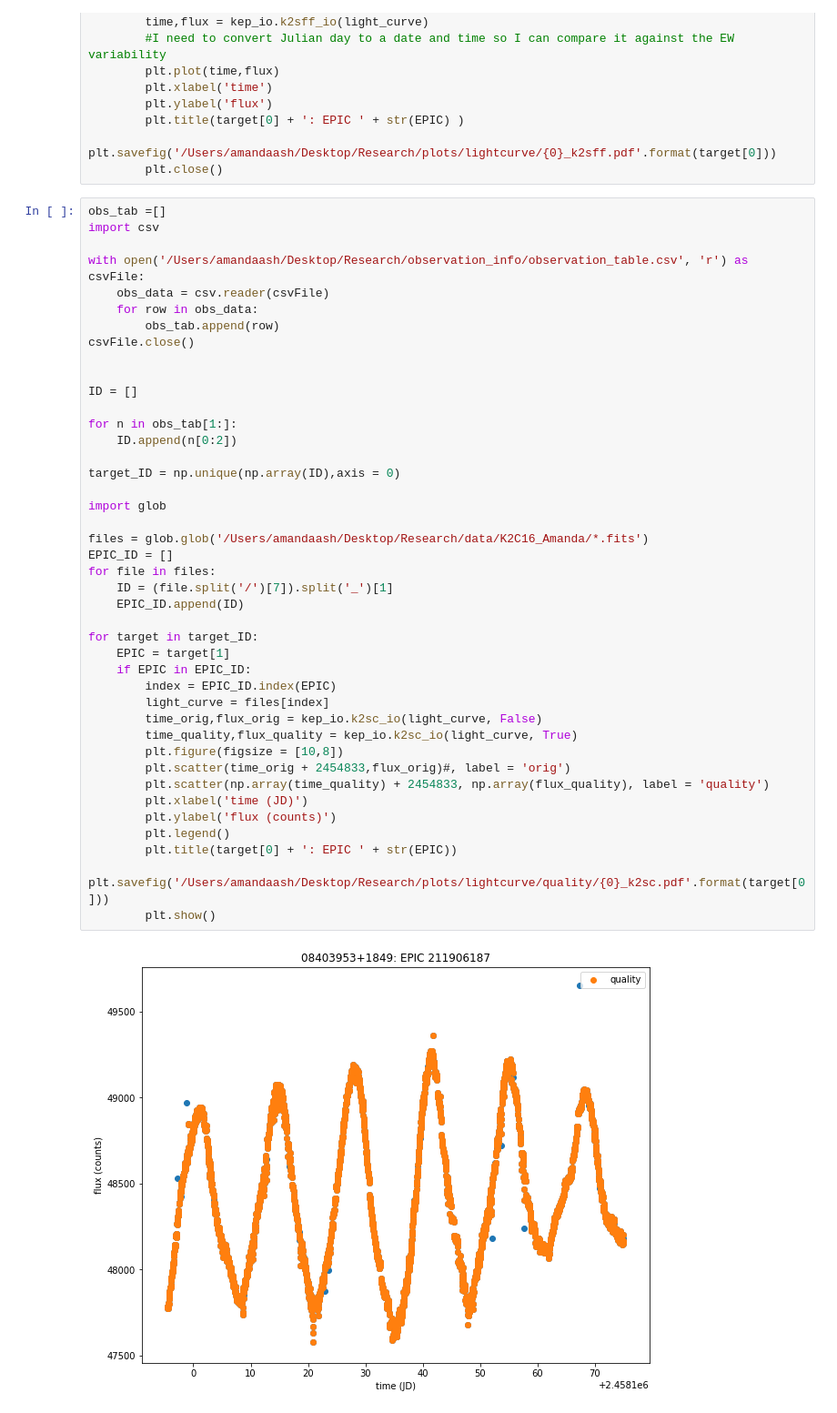
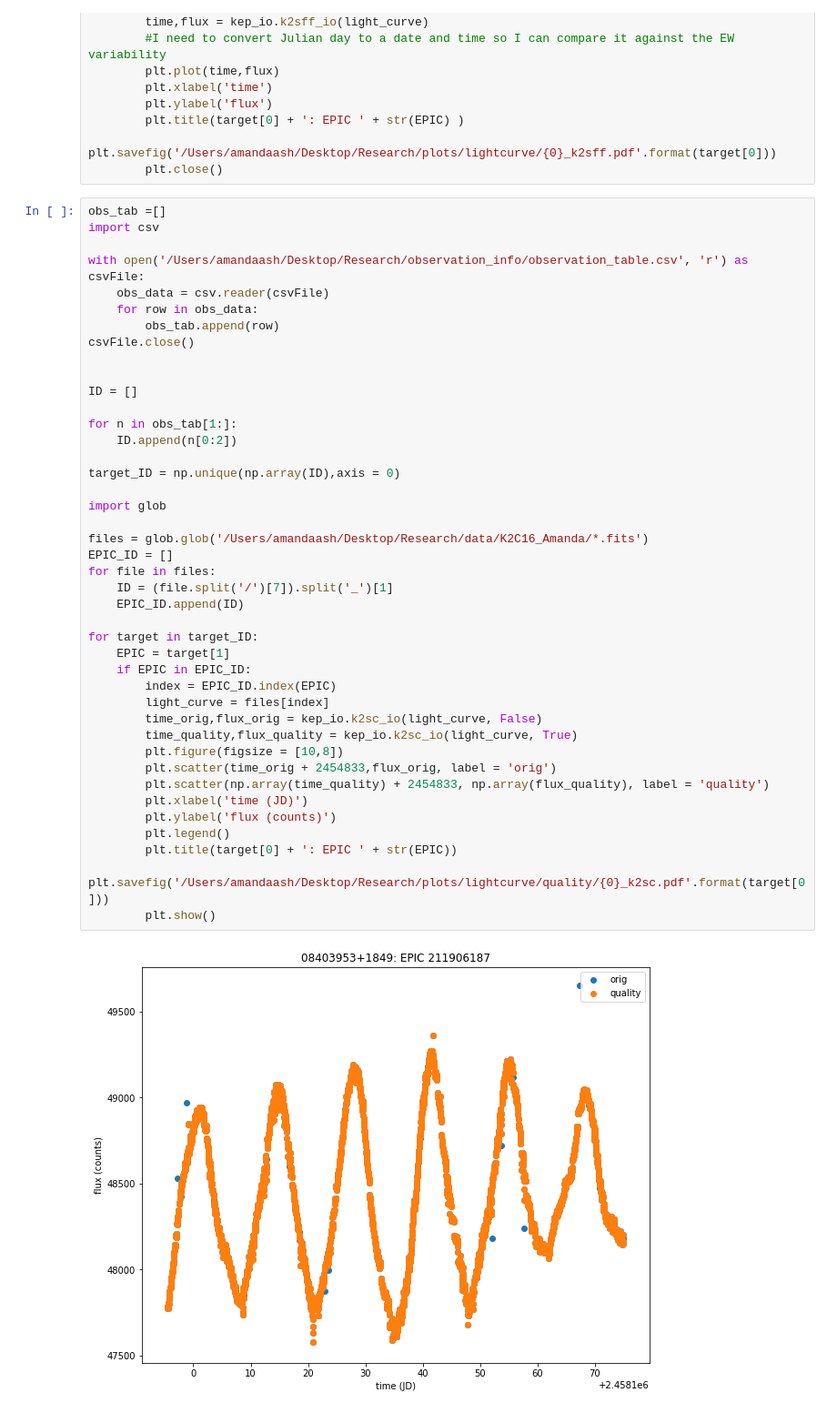
Before and after one commit to aash7871/K2_lightcurves, a Jupyter notebook: Read_lightcurves.ipynb, the cells around one changed output. Shown at 91% size. Saved outputs shown, nothing was run; the diff lists cells and outputs as text.

```diff
--- a/Read_lightcurves.ipynb
+++ b/Read_lightcurves.ipynb
@@ -105,32 +101,32 @@ ID = []
 
 for n in obs_tab[1:]:
     ID.append(n[0:2])
 
 target_ID = np.unique(np.array(ID),axis = 0)
 
 import glob
 
 files = glob.glob('/Users/amandaash/Desktop/Research/data/K2C16_Amanda/*.fits')
 EPIC_ID = []
 for file in files:
     ID = (file.split('/')[7]).split('_')[1]
     EPIC_ID.append(ID)
 
 for target in target_ID:
     EPIC = target[1]
     if EPIC in EPIC_ID:
         index = EPIC_ID.index(EPIC)
         light_curve = files[index]
         time_orig,flux_orig = kep_io.k2sc_io(light_curve, False)
         time_quality,flux_quality = kep_io.k2sc_io(light_curve, True)
         plt.figure(figsize = [10,8])
-        plt.scatter(time_orig + 2454833,flux_orig)#, label = 'orig')
+        plt.scatter(time_orig + 2454833,flux_orig, label = 'orig')
         plt.scatter(np.array(time_quality) + 2454833, np.array(flux_quality), label = 'quality')
         plt.xlabel('time (JD)')
         plt.ylabel('flux (counts)')
         plt.legend()
         plt.title(target[0] + ': EPIC ' + str(EPIC))
         plt.savefig('/Users/amandaash/Desktop/Research/plots/lightcurve/quality/{0}_k2sc.pdf'.format(target[0]))
         plt.show()
 # %% [output]
-[figure, old version]
+[figure, new version]
```
Also changed, not shown: parts of 4 cells of this notebook.
